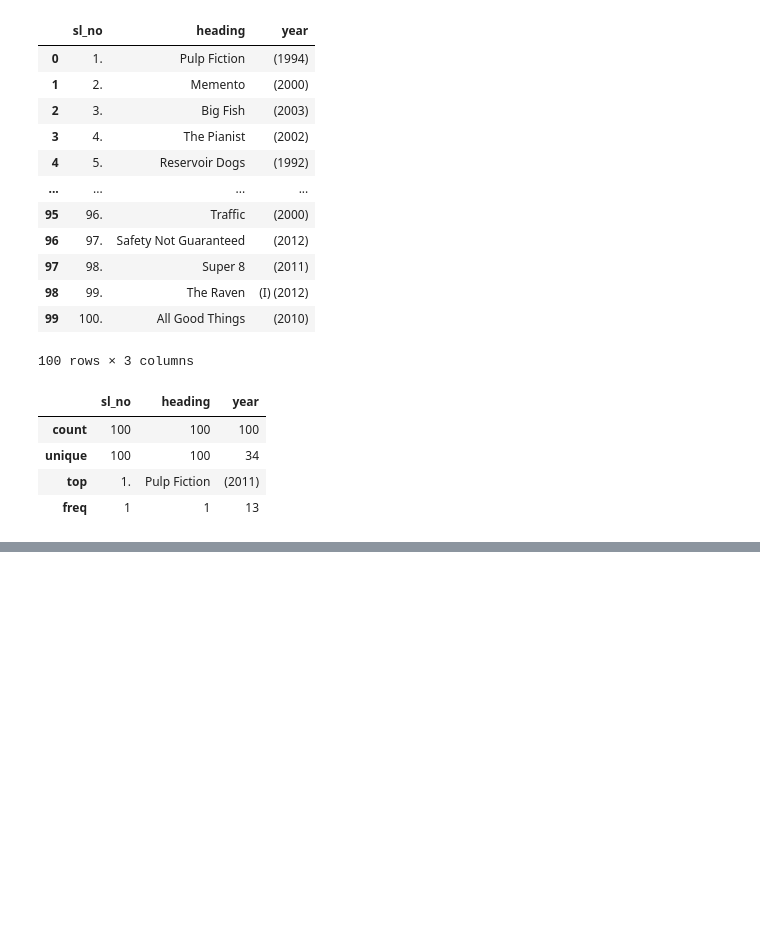
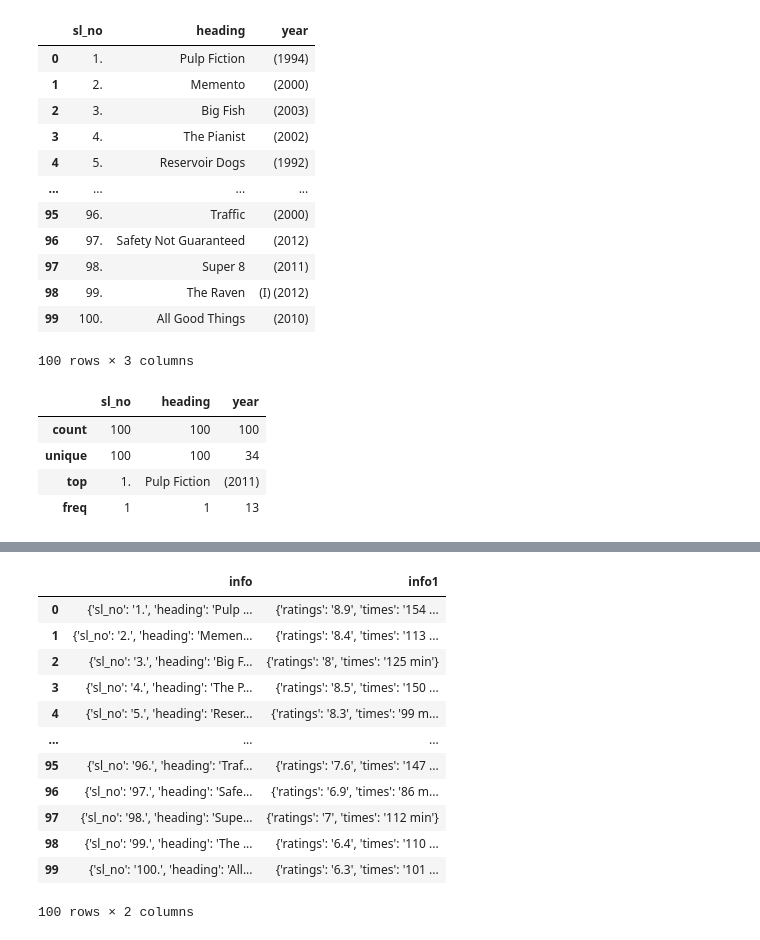
Before and after one commit to javvadisurekha/CA_Python, a Jupyter notebook: Webscraping_IMDB.ipynb, the cells around one changed output, grey strips where cells are left out. Drawn from its saved outputs; the diff is of its cells as text; code cells hidden in the pictures; blank space fills up the shorter version.

```diff
--- a/Webscraping_IMDB.ipynb
+++ b/Webscraping_IMDB.ipynb
@@ -99,3 +99,10 @@ df.describe()
 | unique | 100 | 100 | 34 |
 | top | 1. | Pulp Fiction | (2011) |
 | freq | 1 | 1 | 13 |
+# %%
+info1=[]
+for content in contents:
+  record={}
+  record['ratings']=content.find("span",class_ = "ipl-rating-star__rating").text
+  record['times']=content.find("span",class_ = "runtime").text
+  info1.append(record)
@@ -101,0 +129,20 @@ df.describe()
+# %%
+movie_info = {"info": info ,"info1": info1}
+# %%
+df = pd.DataFrame(movie_info)
+# %%
+df
+# %% [output]
+|  | info | info1 |
+| 0 | {'sl_no': '1.', 'heading': 'Pulp ... | {'ratings': '8.9', 'times': '154 ... |
+| 1 | {'sl_no': '2.', 'heading': 'Memen... | {'ratings': '8.4', 'times': '113 ... |
+| 2 | {'sl_no': '3.', 'heading': 'Big F... | {'ratings': '8', 'times': '125 min'} |
+| 3 | {'sl_no': '4.', 'heading': 'The P... | {'ratings': '8.5', 'times': '150 ... |
+| 4 | {'sl_no': '5.', 'heading': 'Reser... | {'ratings': '8.3', 'times': '99 m... |
+| ... | ... | ... |
+| 95 | {'sl_no': '96.', 'heading': 'Traf... | {'ratings': '7.6', 'times': '147 ... |
+| 96 | {'sl_no': '97.', 'heading': 'Safe... | {'ratings': '6.9', 'times': '86 m... |
+| 97 | {'sl_no': '98.', 'heading': 'Supe... | {'ratings': '7', 'times': '112 min'} |
+| 98 | {'sl_no': '99.', 'heading': 'The ... | {'ratings': '6.4', 'times': '110 ... |
+| 99 | {'sl_no': '100.', 'heading': 'All... | {'ratings': '6.3', 'times': '101 ... |
+100 rows × 2 columns
```
Also changed, not shown: parts of 1 cell of this notebook.
